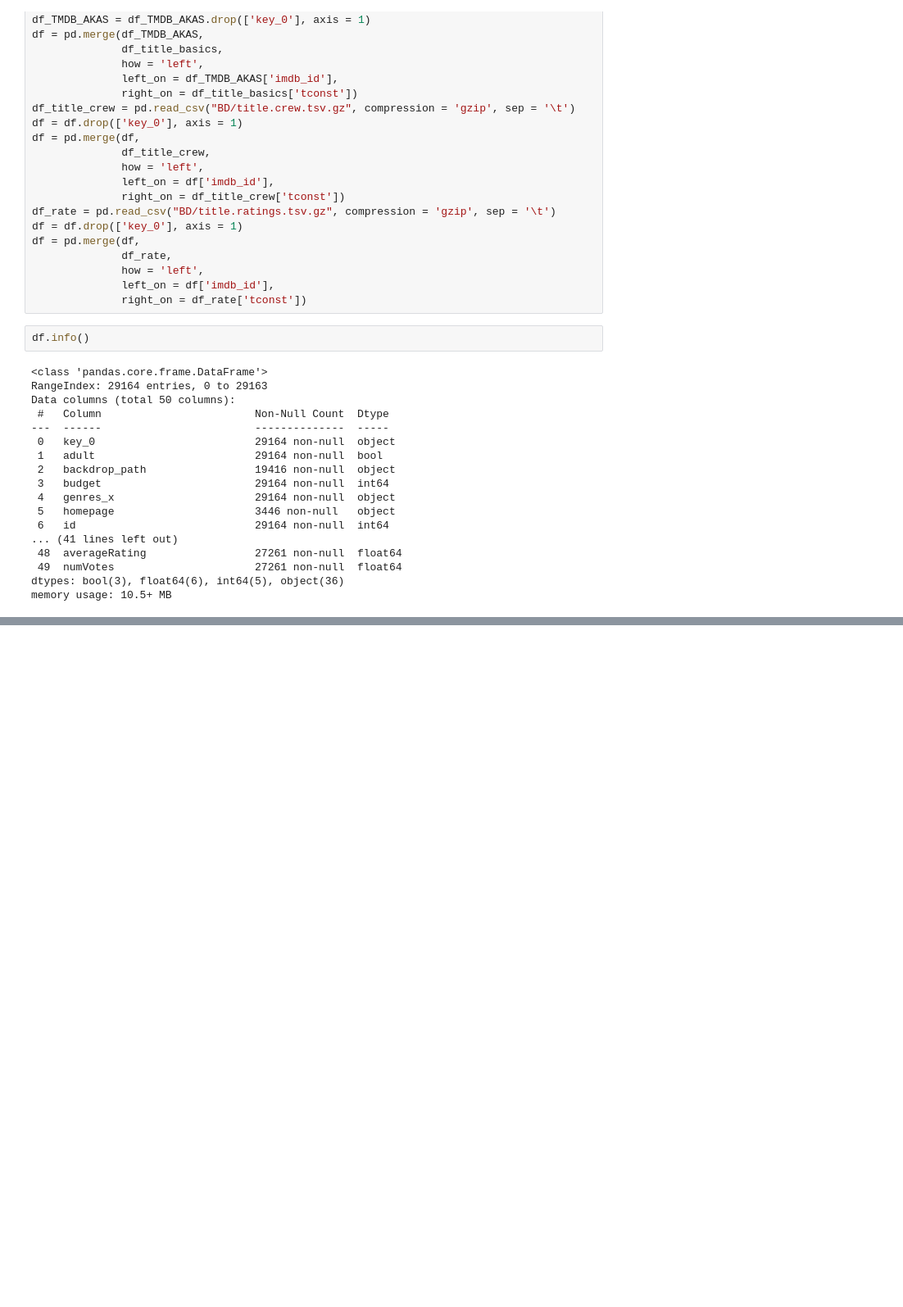
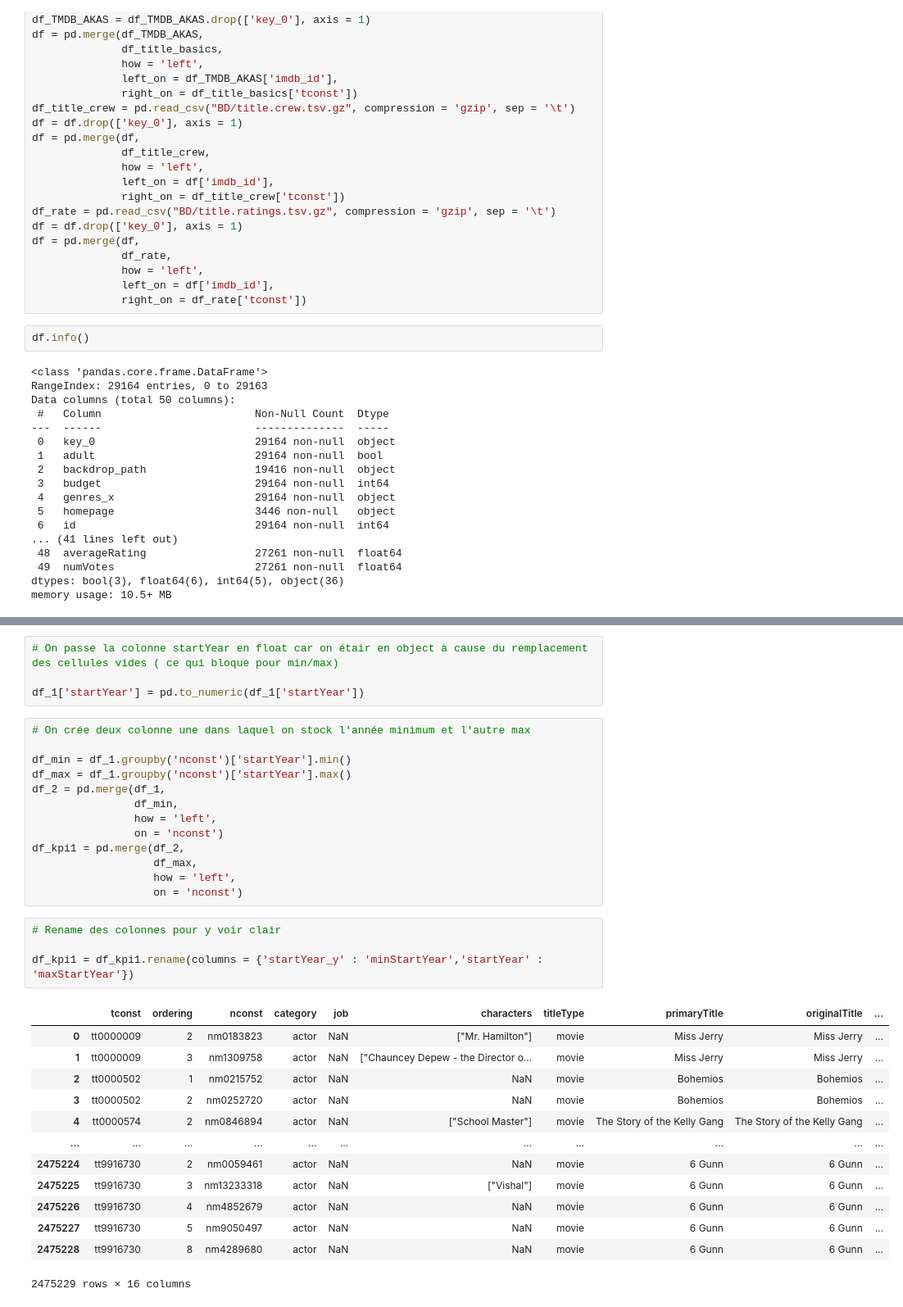
Before and after one commit to KilianCadiou/The-Rock-mendation, a Jupyter notebook: Actions.ipynb, the cells around one changed output, grey strips where cells are left out. Shown at 82% size. Saved outputs shown, nothing was run; the diff lists cells and outputs as text; blank space fills up the shorter version.

```diff
--- a/Actions.ipynb
+++ b/Actions.ipynb
@@ -186,0 +202,35 @@ Name: startYear, Length: 782738, dtype: object
+# %%
+# On passe la colonne startYear en float car on étair en object à cause du remplacement des cellules vides ( ce qui bloque pour min/max)
+
+df_1['startYear'] = pd.to_numeric(df_1['startYear'])
+# %%
+# On crée deux colonne une dans laquel on stock l'année minimum et l'autre max
+
+df_min = df_1.groupby('nconst')['startYear'].min()
+df_max = df_1.groupby('nconst')['startYear'].max()
+df_2 = pd.merge(df_1,
+                df_min,
+                how = 'left',
+                on = 'nconst')
+df_kpi1 = pd.merge(df_2,
+                   df_max,
+                   how = 'left',
+                   on = 'nconst')
+# %%
+# Rename des colonnes pour y voir clair
+
+df_kpi1 = df_kpi1.rename(columns = {'startYear_y' : 'minStartYear','startYear' : 'maxStartYear'})
+# %% [output]
+|  | tconst | ordering | nconst | category | job | characters | titleType | primaryTitle | originalTitle | ... |
+| 0 | tt0000009 | 2 | nm0183823 | actor | NaN | ["Mr. Hamilton"] | movie | Miss Jerry | Miss Jerry | ... |
+| 1 | tt0000009 | 3 | nm1309758 | actor | NaN | ["Chauncey Depew - the Director o... | movie | Miss Jerry | Miss Jerry | ... |
+| 2 | tt0000502 | 1 | nm0215752 | actor | NaN | NaN | movie | Bohemios | Bohemios | ... |
+| 3 | tt0000502 | 2 | nm0252720 | actor | NaN | NaN | movie | Bohemios | Bohemios | ... |
+| 4 | tt0000574 | 2 | nm0846894 | actor | NaN | ["School Master"] | movie | The Story of the Kelly Gang | The Story of the Kelly Gang | ... |
+| ... | ... | ... | ... | ... | ... | ... | ... | ... | ... | ... |
+| 2475224 | tt9916730 | 2 | nm0059461 | actor | NaN | NaN | movie | 6 Gunn | 6 Gunn | ... |
+| 2475225 | tt9916730 | 3 | nm13233318 | actor | NaN | ["Vishal"] | movie | 6 Gunn | 6 Gunn | ... |
+| 2475226 | tt9916730 | 4 | nm4852679 | actor | NaN | NaN | movie | 6 Gunn | 6 Gunn | ... |
+| 2475227 | tt9916730 | 5 | nm9050497 | actor | NaN | NaN | movie | 6 Gunn | 6 Gunn | ... |
+| 2475228 | tt9916730 | 8 | nm4289680 | actor | NaN | NaN | movie | 6 Gunn | 6 Gunn | ... |
+2475229 rows × 16 columns
```
Also changed, not shown: parts of 13 cells of this notebook, 2 other files.
